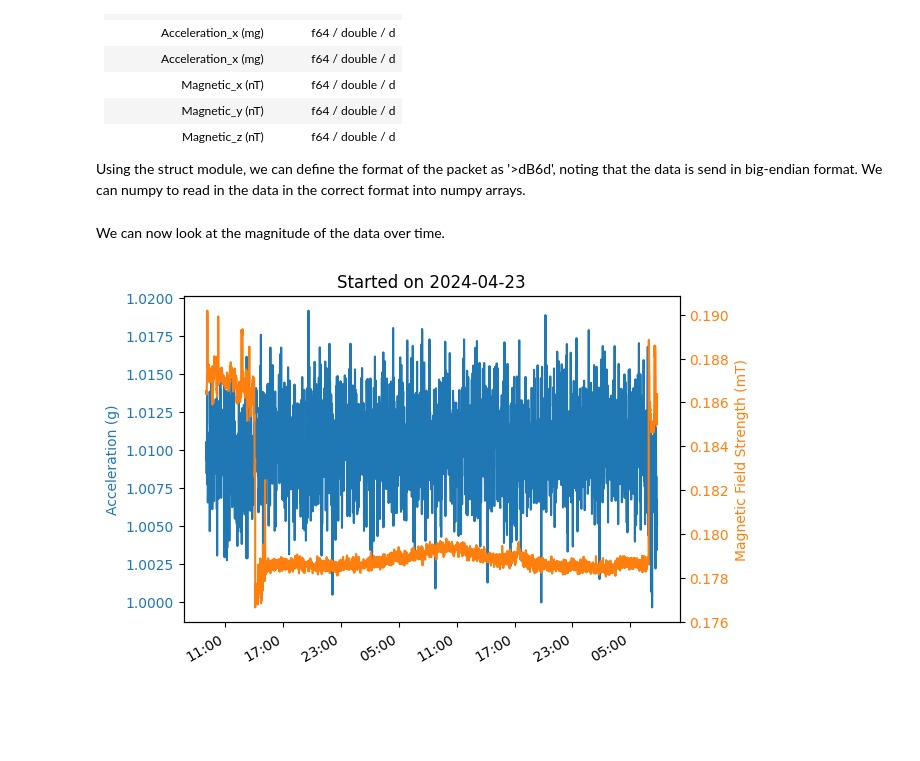
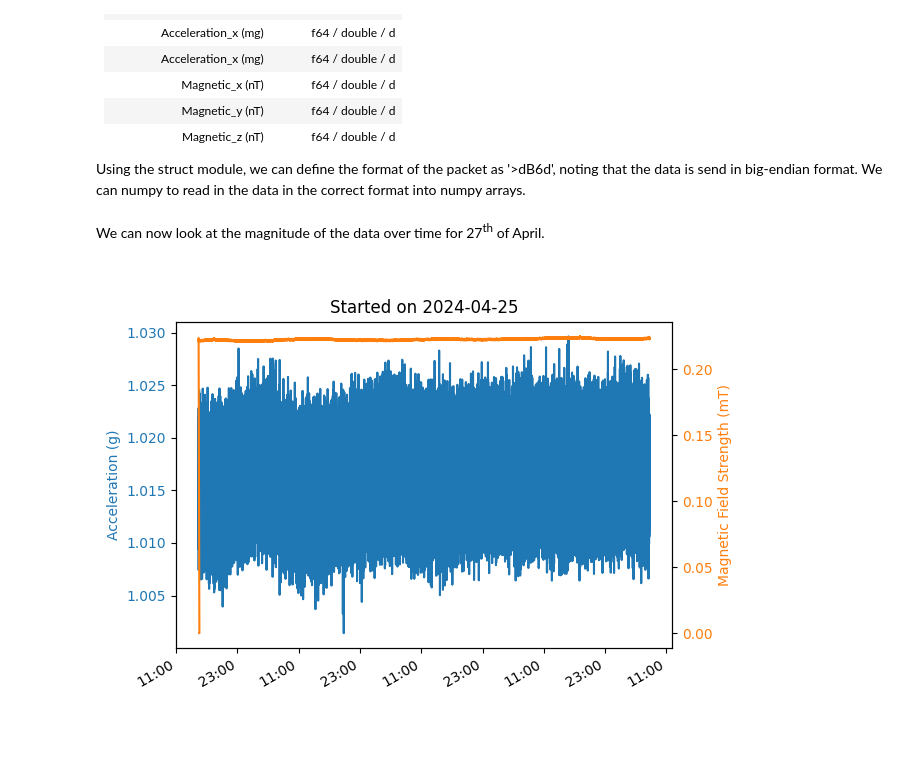
Before and after one commit to UltrasoundSam/micro_sensor, a Jupyter notebook: python/data_investigation.ipynb, the cells around one changed output. Cells and saved outputs as stored; diff of their text form; code cells hidden in the pictures; blank space fills up the shorter version.

```diff
--- a/python/data_investigation.ipynb
+++ b/python/data_investigation.ipynb
@@ -11,9 +11,11 @@ import matplotlib.dates as mdates
 import datetime as dt
 import struct
 import re
+
+np_f = npt.NDArray[np.float_]
 # %%
 # Define some useful helper functions
-def magnitude(vector: npt.NDArray[np.float_]) -> npt.NDArray[np.float_]:
+def magnitude(vector: np_f) -> np_f:
     # Calculate magnitude from 3-vector
     magnitude = np.sqrt((vector**2).sum(axis=1))
     return magnitude
@@ -25,7 +27,7 @@ timestamp_re = r'\d{4}-\d\d-\d\dT\d\d_\d\d_\d\d.\d+\+\d\d_\d\d'
 plt_fmt = mdates.DateFormatter('%H:%M')
 # %%
 # Define filename and extract timestamp
-filename = r'./2024-04-23T10_01_52.391641+01_00_Microbit.bin'
+filename = r'./2024-04-25T16_23_12.077644+01_00_Microbit.bin'
 timestamp_str = re.search(timestamp_re, filename).group().replace('_', ':')
 timestamp_start = dt.datetime.fromisoformat(timestamp_str)
 
@@ -60,27 +62,33 @@ acceleration = np.ndarray((num_readings,), '>3d', buff, struct.calcsize('>dB'),
 magnetic = np.ndarray((num_readings,), '>3d', buff, struct.calcsize('>dB3d'), (reading_size,))
 
 # Convert elapsed seconds into a timestamp
-timestamp = [dt.timedelta(seconds=sec) + timestamp_start
-             for sec in secs]
+timestamp = np.array([dt.timedelta(seconds=sec) + timestamp_start
+                      for sec in secs])
 
 # Convert measurements into magnitudes
 magnetic_strength = magnitude(magnetic)
 accel_strength = magnitude(acceleration)
 # %% [markdown]
-We can now look at the magnitude of the data over time.
+We can now look at the magnitude of the data over time for 27<sup>th</sup> of April.
 # %%
+%matplotlib widget
+# Create mask to select only data from 27th
+desired_day = dt.date(2024, 4, 27)
+mask = [ts.date() == desired_day for ts in timestamp]
+mask = np.ones(len(timestamp), dtype=bool)
+
 fig1, ax1a = plt.subplots()
-ax1a.plot(timestamp[::60], 1e-3*accel_strength[::60], color='C0')
+ax1a.plot(timestamp[mask], 1e-3*accel_strength[mask], color='C0')
 ax1a.set_ylabel('Acceleration (g)', color='C0')
 ax1a.tick_params(axis='y', labelcolor='C0')
 ax1a.xaxis.set_major_formatter(plt_fmt)
 
 ax1b = ax1a.twinx()
-ax1b.plot(timestamp[::60], magnetic_strength[::60]/1e6, color='C1')
+ax1b.plot(timestamp[mask], magnetic_strength[mask]/1e6, color='C1')
 ax1b.set_ylabel('Magnetic Field Strength (mT)', color='C1')
 ax1b.tick_params(axis='y', labelcolor='C1')
-title = f'Started on {timestamp_start.strftime('%Y-%m-%d')}'
+title = f'Started on {timestamp[mask][0].strftime('%Y-%m-%d')}'
 ax1b.set_title(title)
 fig1.autofmt_xdate()
 # %% [output]
-[figure, old version]
+[figure, new version]
```
Also changed, not shown: parts of 2 cells of this notebook, 2 other files.
